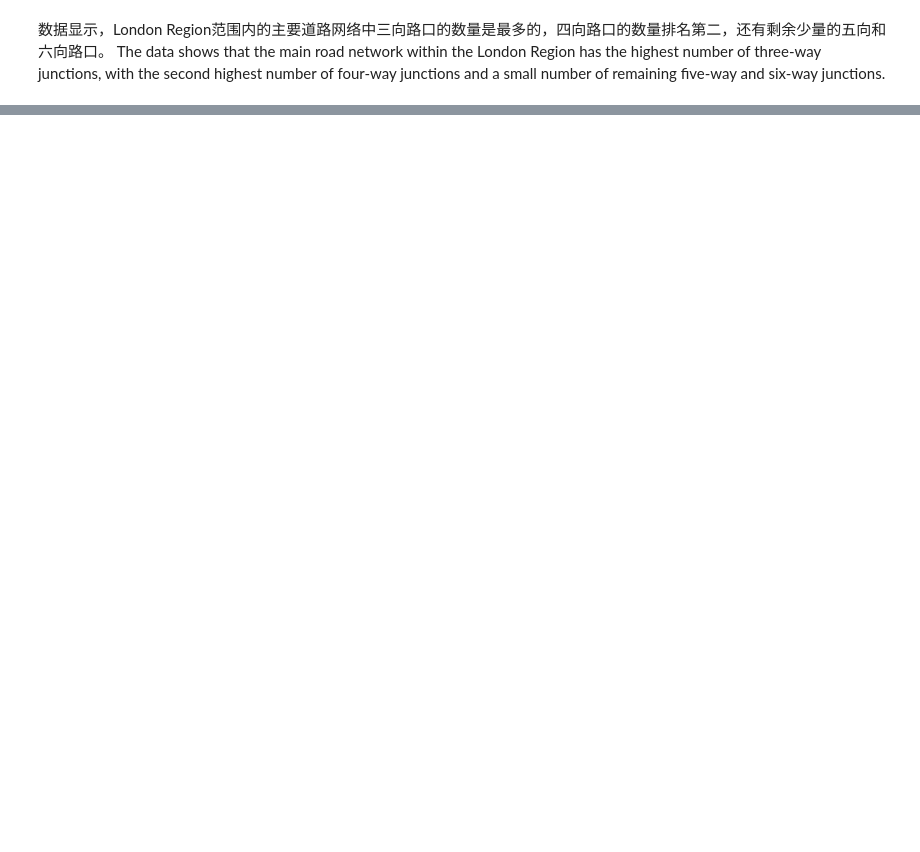
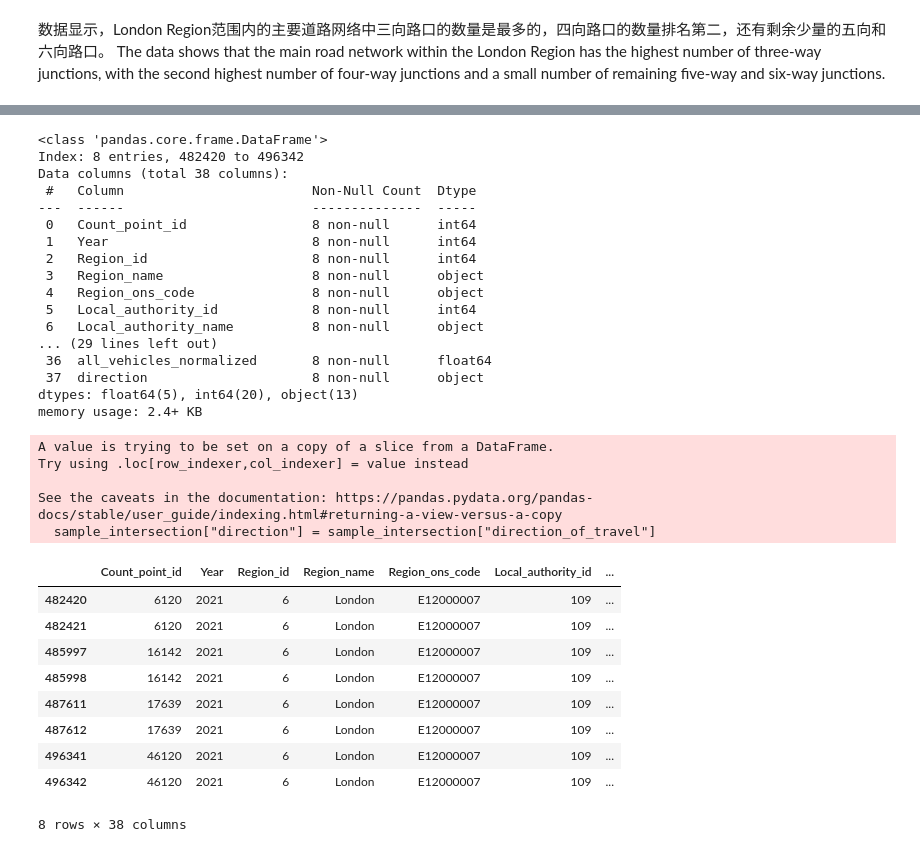
Before and after one commit to X-Fan-Jack/SmartTrafficLight-ABM-RL, a Jupyter notebook: data_analysis/0_project_network.ipynb, the cells around one changed output, grey strips where cells are left out. Cells and saved outputs as stored; diff of their text form; code cells hidden in the pictures; blank space fills up the shorter version.

```diff
--- a/data_analysis/0_project_network.ipynb
+++ b/data_analysis/0_project_network.ipynb
@@ -112,0 +142,4 @@ plt.show()
+# %%
+csv = pd.read_csv("./road_network/dft_traffic_counts_aadf_by_direction.csv") # E12000007
+csv.info()
+csv.head()
@@ -112,0 +171,4 @@ plt.show()
+# %%
+london_road = csv.query("Region_ons_code=='E12000007' & Year==2021")
+london_road.info()
+london_road.head()
@@ -112,0 +200,4 @@ plt.show()
+# %%
+london_road["All_vehicles"] = london_road["All_HGVs"] + london_road["All_motor_vehicles"]
+london_road.info()
+london_road.head()
@@ -112,0 +234,5 @@ plt.show()
+# %%
+# linear normalized the vehicles
+london_road["all_vehicles_normalized"] = (london_road["All_vehicles"] - london_road["All_vehicles"].min()) / (london_road["All_vehicles"].max() - london_road["All_vehicles"].min())
+london_road.info()
+london_road.head()
@@ -112,0 +281,38 @@ plt.show()
+# %%
+sample_intersection = london_road[london_road['Count_point_id'].isin([17639, 46120, 16142, 6120])]
+sample_intersection["direction"] = sample_intersection["direction_of_travel"]
+sample_intersection.info()
+sample_intersection.head(20)
+# %% [output]
+<class 'pandas.core.frame.DataFrame'>
+Index: 8 entries, 482420 to 496342
+Data columns (total 38 columns):
+ #   Column                        Non-Null Count  Dtype
+---  ------                        --------------  -----
+ 0   Count_point_id                8 non-null      int64
+ 1   Year                          8 non-null      int64
+ 2   Region_id                     8 non-null      int64
+ 3   Region_name                   8 non-null      object
+ 4   Region_ons_code               8 non-null      object
+ 5   Local_authority_id            8 non-null      int64
+ 6   Local_authority_name          8 non-null      object
+... (29 lines left out)
+ 36  all_vehicles_normalized       8 non-null      float64
+ 37  direction                     8 non-null      object
+dtypes: float64(5), int64(20), object(13)
+memory usage: 2.4+ KB
+A value is trying to be set on a copy of a slice from a DataFrame.
+Try using .loc[row_indexer,col_indexer] = value instead
+
+See the caveats in the documentation: https://pandas.pydata.org/pandas-docs/stable/user_guide/indexing.html#returning-a-view-versus-a-copy
+  sample_intersection["direction"] = sample_intersection["direction_of_travel"]
+|  | Count_point_id | Year | Region_id | Region_name | Region_ons_code | Local_authority_id | ... |
+| 482420 | 6120 | 2021 | 6 | London | E12000007 | 109 | ... |
+| 482421 | 6120 | 2021 | 6 | London | E12000007 | 109 | ... |
+| 485997 | 16142 | 2021 | 6 | London | E12000007 | 109 | ... |
+| 485998 | 16142 | 2021 | 6 | London | E12000007 | 109 | ... |
+| 487611 | 17639 | 2021 | 6 | London | E12000007 | 109 | ... |
+| 487612 | 17639 | 2021 | 6 | London | E12000007 | 109 | ... |
+| 496341 | 46120 | 2021 | 6 | London | E12000007 | 109 | ... |
+| 496342 | 46120 | 2021 | 6 | London | E12000007 | 109 | ... |
+8 rows × 38 columns
```
Also changed, not shown: parts of 14 cells of this notebook, 5 other files.
